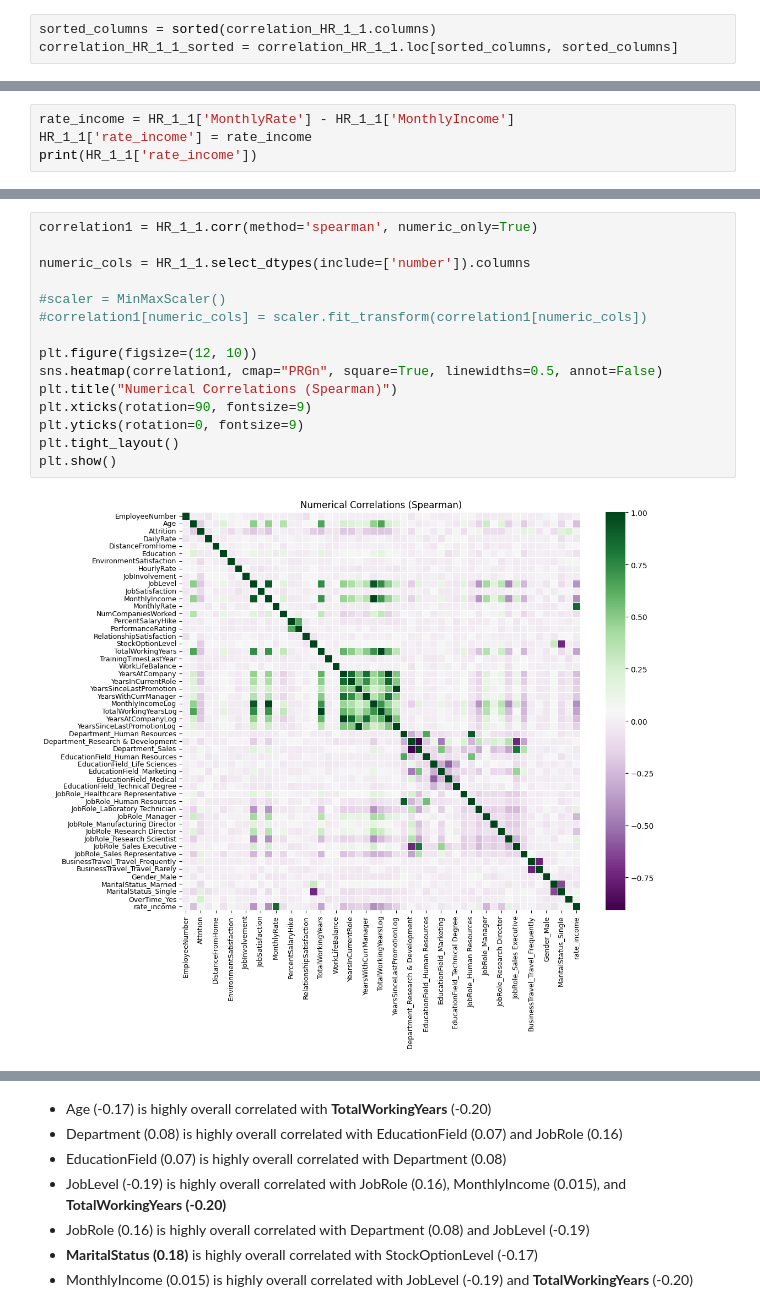
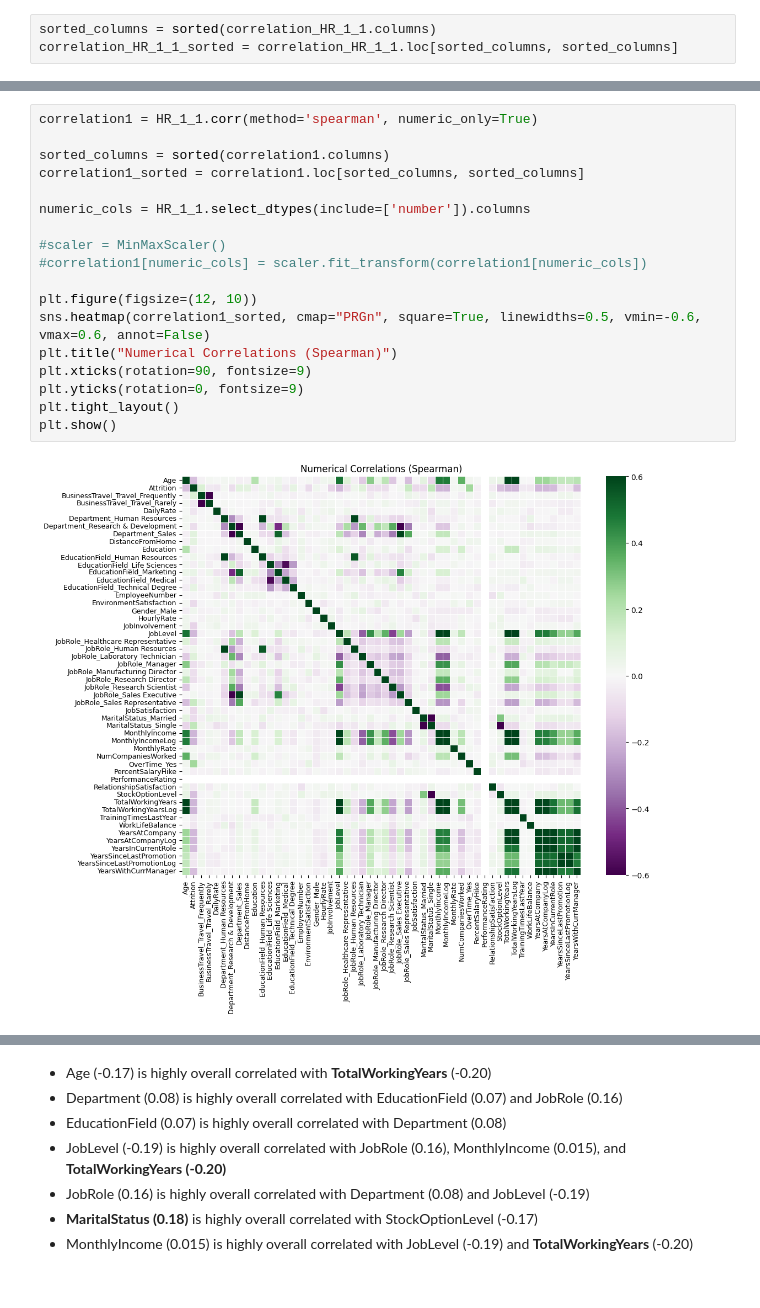
Before and after one commit to filipe-carmo/EDSB25_10, a Jupyter notebook: 3. Feature Eng and Feature Selection.ipynb, the cells around one changed output, grey strips where cells are left out. Cells and saved outputs as stored; diff of their text form.

```diff
--- a/3. Feature Eng and Feature Selection.ipynb
+++ b/3. Feature Eng and Feature Selection.ipynb
@@ -126,4 +112,0 @@ Analyse if big differences between monthly rates and montly income may influence
-# %%
-rate_income = HR_1_1['MonthlyRate'] - HR_1_1['MonthlyIncome']
-HR_1_1['rate_income'] = rate_income
-print(HR_1_1['rate_income'])
@@ -143,17 +113,20 @@ Name: rate_income, Length: 1470, dtype: int64
 # %%
 correlation1 = HR_1_1.corr(method='spearman', numeric_only=True)
+
+sorted_columns = sorted(correlation1.columns)
+correlation1_sorted = correlation1.loc[sorted_columns, sorted_columns]
 
 numeric_cols = HR_1_1.select_dtypes(include=['number']).columns
 
 #scaler = MinMaxScaler()
 #correlation1[numeric_cols] = scaler.fit_transform(correlation1[numeric_cols])
 
 plt.figure(figsize=(12, 10))
-sns.heatmap(correlation1, cmap="PRGn", square=True, linewidths=0.5, annot=False)
+sns.heatmap(correlation1_sorted, cmap="PRGn", square=True, linewidths=0.5, vmin=-0.6, vmax=0.6, annot=False)
 plt.title("Numerical Correlations (Spearman)")
 plt.xticks(rotation=90, fontsize=9)
 plt.yticks(rotation=0, fontsize=9)
 plt.tight_layout()
 plt.show()
 # %% [output]
-[figure, old version]
+[figure, new version]
```
Also changed, not shown: parts of 47 cells of this notebook, 1 other file.
